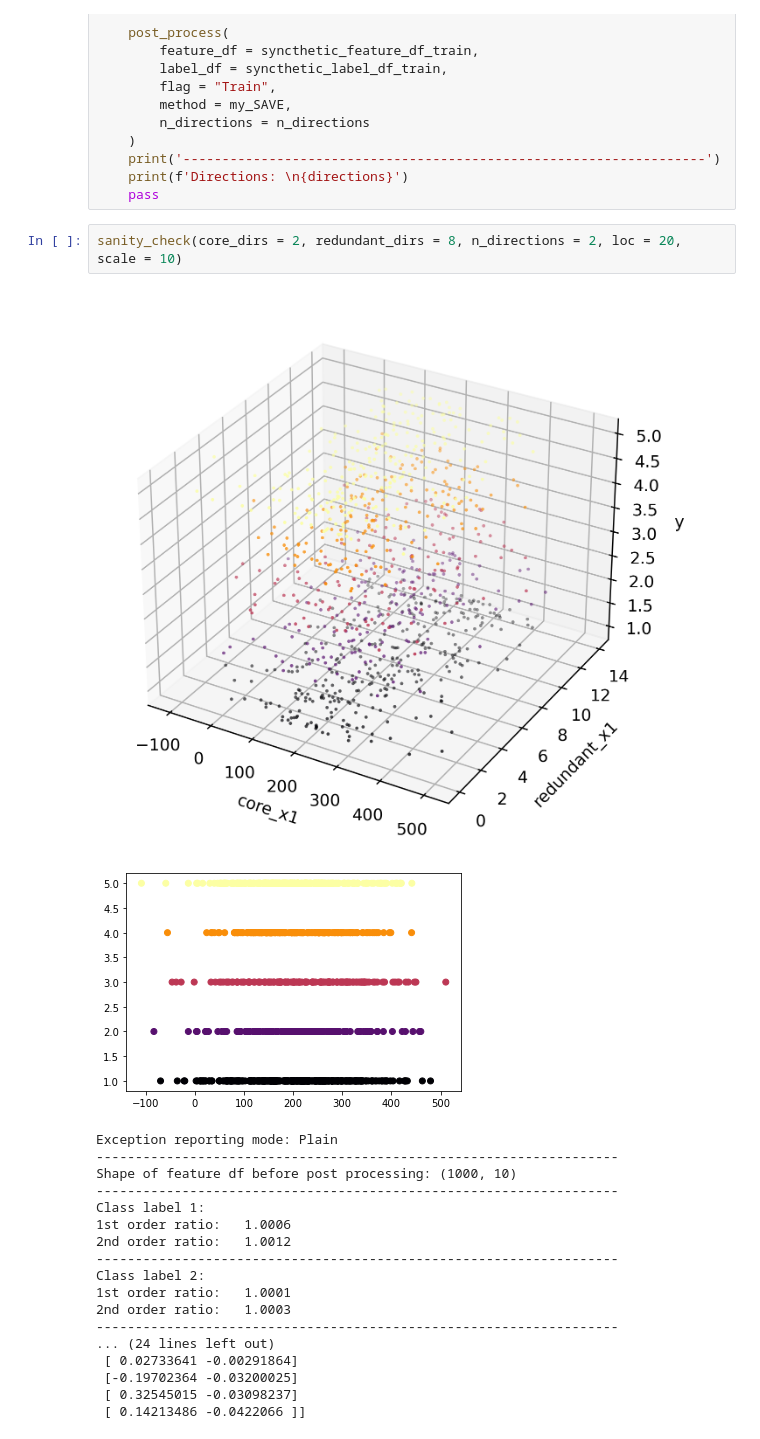
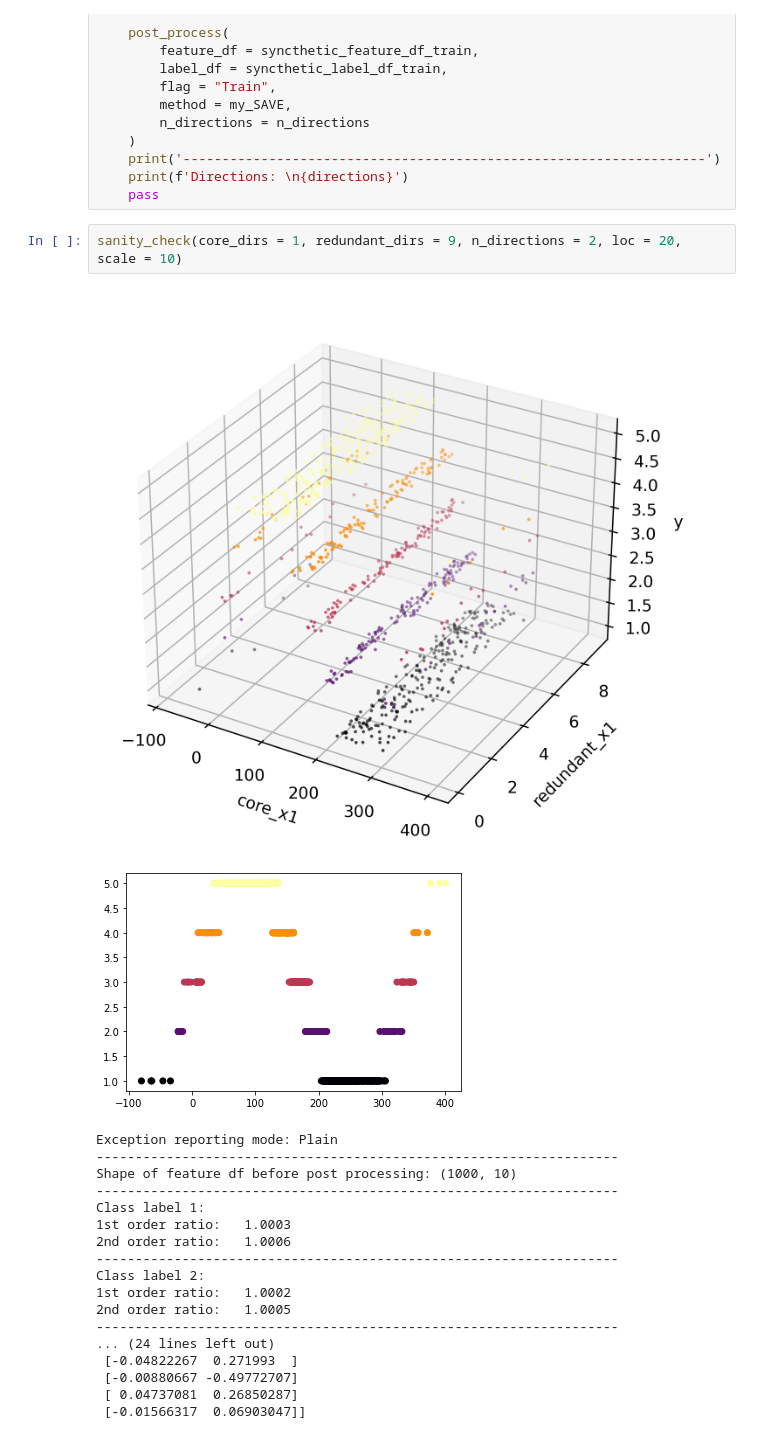
Before and after one commit to kl3259/GR5398_IoT, a Jupyter notebook: doc/sanity_check.ipynb, the cells around one changed output. Drawn from its saved outputs; the diff is of its cells as text.

Commit message:
update sanity check

```diff
--- a/doc/sanity_check.ipynb
+++ b/doc/sanity_check.ipynb
@@ -176,24 +176,24 @@ def sanity_check(size = 1000, core_dirs = 1, core_distribution = np.random.norma
     print(f'Directions: \n{directions}')
     pass
 # %%
-sanity_check(core_dirs = 2, redundant_dirs = 8, n_directions = 2, loc = 20, scale = 10)
+sanity_check(core_dirs = 1, redundant_dirs = 9, n_directions = 2, loc = 20, scale = 10)
 # %% [output]
-[figure, old version]
+[figure, new version]
-[figure, old version]
+[figure, new version]
 Exception reporting mode: Plain
 -------------------------------------------------------------------
 Shape of feature df before post processing: (1000, 10)
 -------------------------------------------------------------------
 Class label 1:
-1st order ratio:   1.0006
-2nd order ratio:   1.0012
+1st order ratio:   1.0003
+2nd order ratio:   1.0006
 -------------------------------------------------------------------
 Class label 2:
-1st order ratio:   1.0001
-2nd order ratio:   1.0003
+1st order ratio:   1.0002
+2nd order ratio:   1.0005
 -------------------------------------------------------------------
 ... (24 lines left out)
- [ 0.02733641 -0.00291864]
- [-0.19702364 -0.03200025]
- [ 0.32545015 -0.03098237]
- [ 0.14213486 -0.0422066 ]]
+ [-0.04822267  0.271993  ]
+ [-0.00880667 -0.49772707]
+ [ 0.04737081  0.26850287]
+ [-0.01566317  0.06903047]]
```
